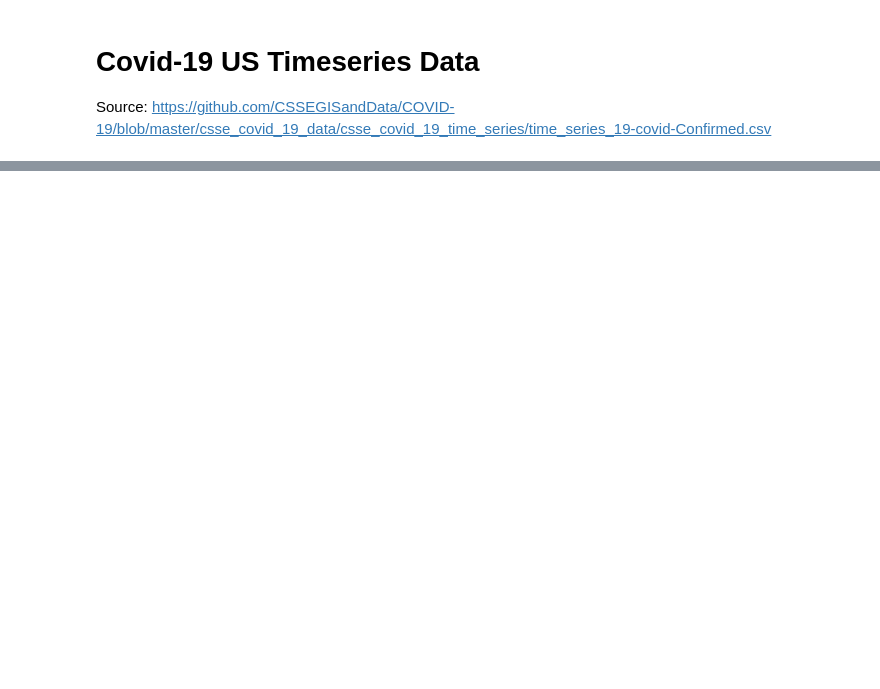
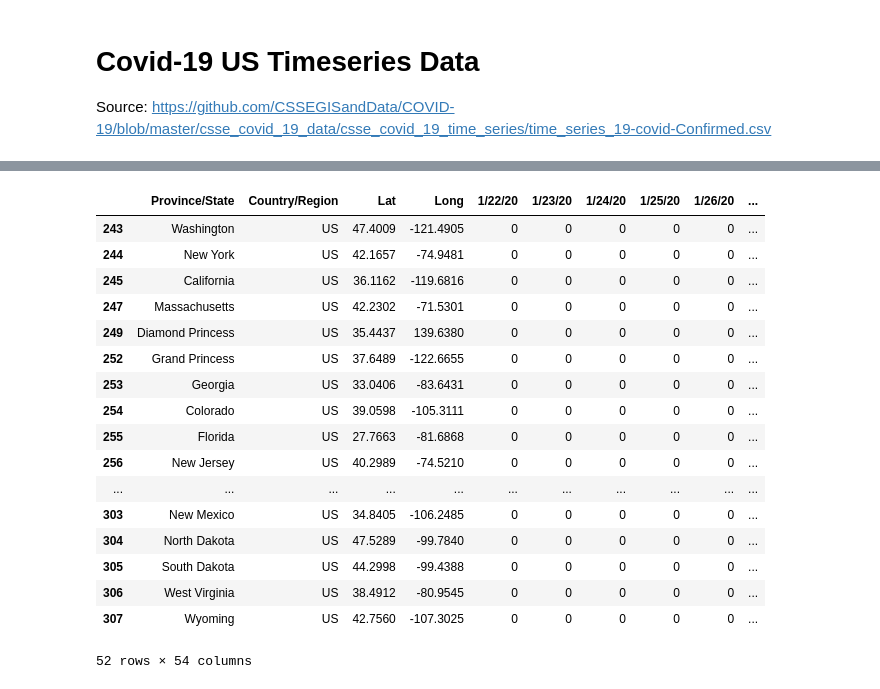
Before and after one commit to p-gonzo/covid-19-us-timeseries, a Jupyter notebook: Covid-19 US Timeseries Data.ipynb, the cells around one changed output, grey strips where cells are left out. Cells and saved outputs as stored; diff of their text form; code cells hidden in the pictures; blank space fills up the shorter version.

```diff
--- a/Covid-19 US Timeseries Data.ipynb
+++ b/Covid-19 US Timeseries Data.ipynb
@@ -50,0 +40,22 @@ states_sum
+# %%
+us_states = df[(df["Country/Region"]=='US') & (df["Province/State"].str.contains(',').apply(lambda x: not x))]
+us_states
+# %% [output]
+|  | Province/State | Country/Region | Lat | Long | 1/22/20 | 1/23/20 | 1/24/20 | 1/25/20 | 1/26/20 | ... |
+| 243 | Washington | US | 47.4009 | -121.4905 | 0 | 0 | 0 | 0 | 0 | ... |
+| 244 | New York | US | 42.1657 | -74.9481 | 0 | 0 | 0 | 0 | 0 | ... |
+| 245 | California | US | 36.1162 | -119.6816 | 0 | 0 | 0 | 0 | 0 | ... |
+| 247 | Massachusetts | US | 42.2302 | -71.5301 | 0 | 0 | 0 | 0 | 0 | ... |
+| 249 | Diamond Princess | US | 35.4437 | 139.6380 | 0 | 0 | 0 | 0 | 0 | ... |
+| 252 | Grand Princess | US | 37.6489 | -122.6655 | 0 | 0 | 0 | 0 | 0 | ... |
+| 253 | Georgia | US | 33.0406 | -83.6431 | 0 | 0 | 0 | 0 | 0 | ... |
+| 254 | Colorado | US | 39.0598 | -105.3111 | 0 | 0 | 0 | 0 | 0 | ... |
+| 255 | Florida | US | 27.7663 | -81.6868 | 0 | 0 | 0 | 0 | 0 | ... |
+| 256 | New Jersey | US | 40.2989 | -74.5210 | 0 | 0 | 0 | 0 | 0 | ... |
+| ... | ... | ... | ... | ... | ... | ... | ... | ... | ... | ... |
+| 303 | New Mexico | US | 34.8405 | -106.2485 | 0 | 0 | 0 | 0 | 0 | ... |
+| 304 | North Dakota | US | 47.5289 | -99.7840 | 0 | 0 | 0 | 0 | 0 | ... |
+| 305 | South Dakota | US | 44.2998 | -99.4388 | 0 | 0 | 0 | 0 | 0 | ... |
+| 306 | West Virginia | US | 38.4912 | -80.9545 | 0 | 0 | 0 | 0 | 0 | ... |
+| 307 | Wyoming | US | 42.7560 | -107.3025 | 0 | 0 | 0 | 0 | 0 | ... |
+52 rows × 54 columns
```
Also changed, not shown: parts of 12 cells of this notebook, 4 other files.
